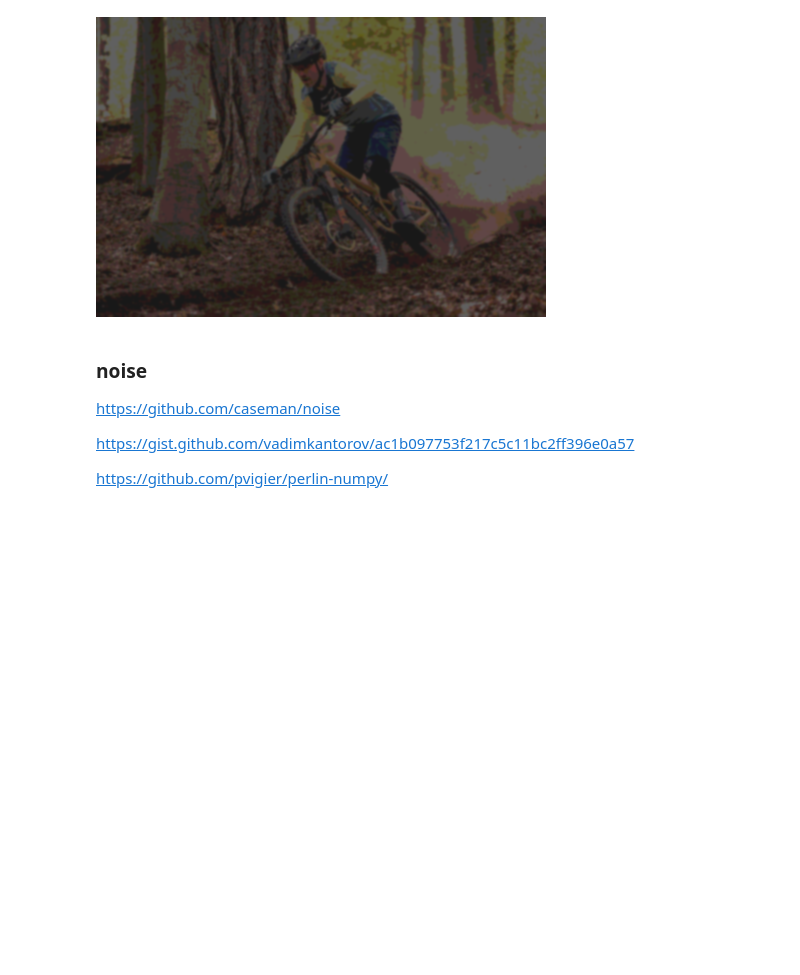
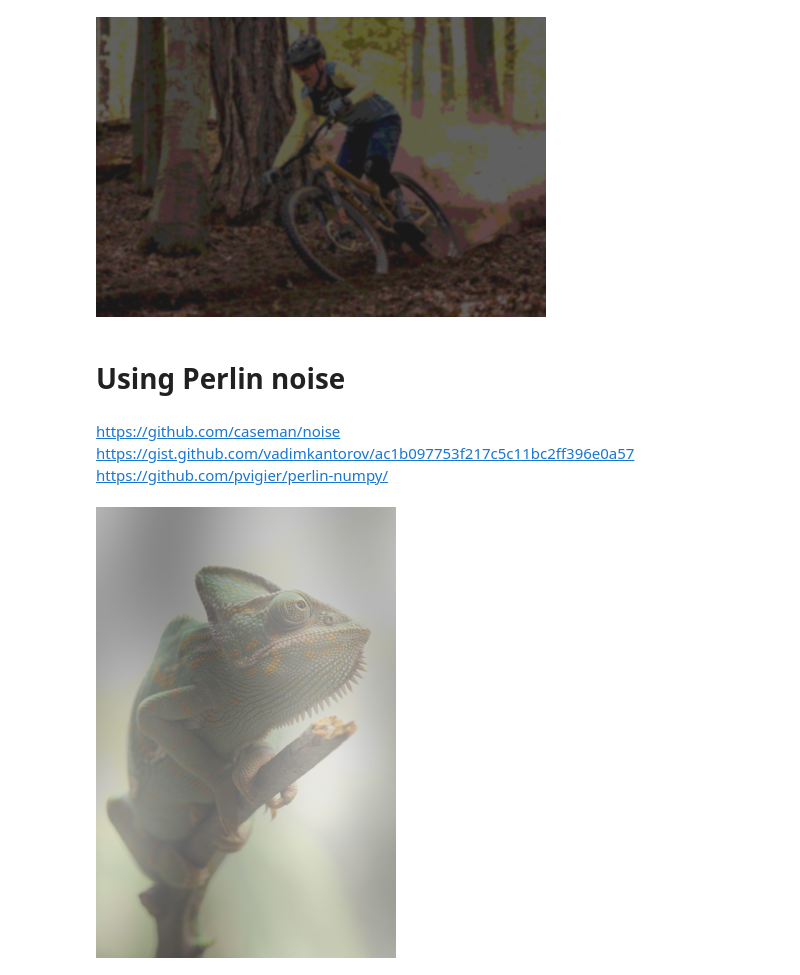
Before and after one commit to jxhnx/ai-notebooks, a Jupyter notebook: PyTorch_transformations.ipynb, the cells around one changed output. Cells and saved outputs as stored; diff of their text form; code cells hidden in the pictures; blank space fills up the shorter version.

Commit message:
add transformation with Perlin noise

```diff
--- a/PyTorch_transformations.ipynb
+++ b/PyTorch_transformations.ipynb
@@ -159,9 +155,8 @@ test
 # %% [output]
 [figure]
+# %% [markdown]
+# Using Perlin noise
 # %% [markdown]
-### noise
-https://github.com/caseman/noise
-
-https://gist.github.com/vadimkantorov/ac1b097753f217c5c11bc2ff396e0a57
-
+https://github.com/caseman/noise \
+https://gist.github.com/vadimkantorov/ac1b097753f217c5c11bc2ff396e0a57 \
 https://github.com/pvigier/perlin-numpy/
@@ -167,0 +170,24 @@ https://github.com/pvigier/perlin-numpy/
+# %%
+img = Image.open(images['chameleon'])
+
+def noise_overlay(image: PIL.Image.Image) -> PIL.Image.Image:
+    background = image
+    width, height = image.size
+    resx, resy = randrange(1, 7), randrange(1, 7)
+    n_width, n_height = width-(width%resx)+resx, height-(height%resy)+resy
+    noise = generate_perlin_noise_2d((n_width, n_height), (resx, resy))
+    overlay = PIL.Image.fromarray(((noise + 1.0) / 2.0 * 255.0).astype(np.uint8), mode='L').convert('RGB')
+    overlay = TF.resize(overlay, (height, width))
+    image = Image.blend(background, overlay, randrange(50, 95)/100)
+    return image
+
+transform = transforms.Compose([
+    transforms.Resize(300),
+    transforms.ColorJitter(0.5, 0.5),
+    transforms.Lambda(noise_overlay),
+    # transforms.ToTensor(),
+    ])
+
+transform(img)
+# %% [output]
+[figure, added]
```
Also changed, not shown: parts of 4 cells of this notebook, 1 other file.
